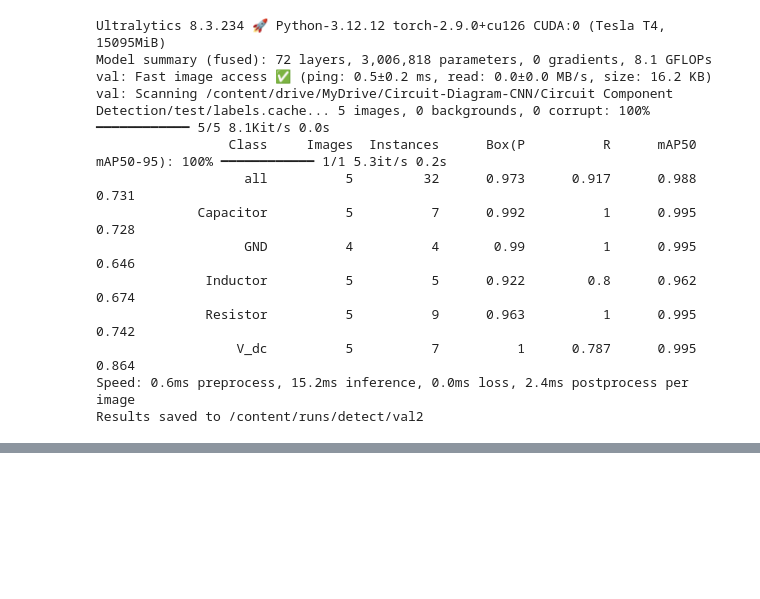
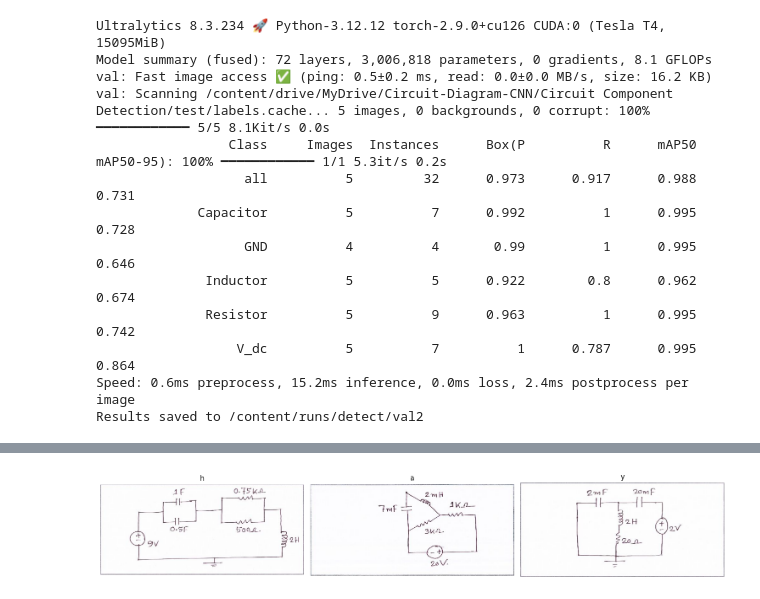
Before and after one commit to MJNavarrete/Circuit-Diagram-CNN, a Jupyter notebook: YOLOv8_CD.ipynb, the cells around one changed output, grey strips where cells are left out. Cells and saved outputs as stored; diff of their text form; code cells hidden in the pictures; blank space fills up the shorter version.

```diff
--- a/YOLOv8_CD.ipynb
+++ b/YOLOv8_CD.ipynb
@@ -175,0 +193,28 @@ Results saved to /content/runs/detect/val2
+# %%
+#Show some sample test images before the model makes a prediction on it
+
+import os
+import random
+import cv2
+import matplotlib.pyplot as plt
+
+test_img_dir = "/content/drive/MyDrive/Circuit-Diagram-CNN/Circuit Component Detection/test/images"
+
+test_images = [f for f in os.listdir(test_img_dir) if f.lower().endswith((".jpg", ".png", ".jpeg"))]
+sample_test_images = random.sample(test_images, k=min(3, len(test_images)))
+
+plt.figure(figsize=(15, 5))
+for i, img_name in enumerate(sample_test_images):
+    img_path = os.path.join(test_img_dir, img_name)
+    img = cv2.imread(img_path)
+    img = cv2.cvtColor(img, cv2.COLOR_BGR2RGB)
+
+    plt.subplot(1, len(sample_test_images), i + 1)
+    plt.imshow(img)
+    plt.title(f"{img_name [i]}")
+    plt.axis("off")
+
+plt.tight_layout()
+plt.show()
+# %% [output]
+[figure, added]
```
Also changed, not shown: parts of 10 cells of this notebook.
